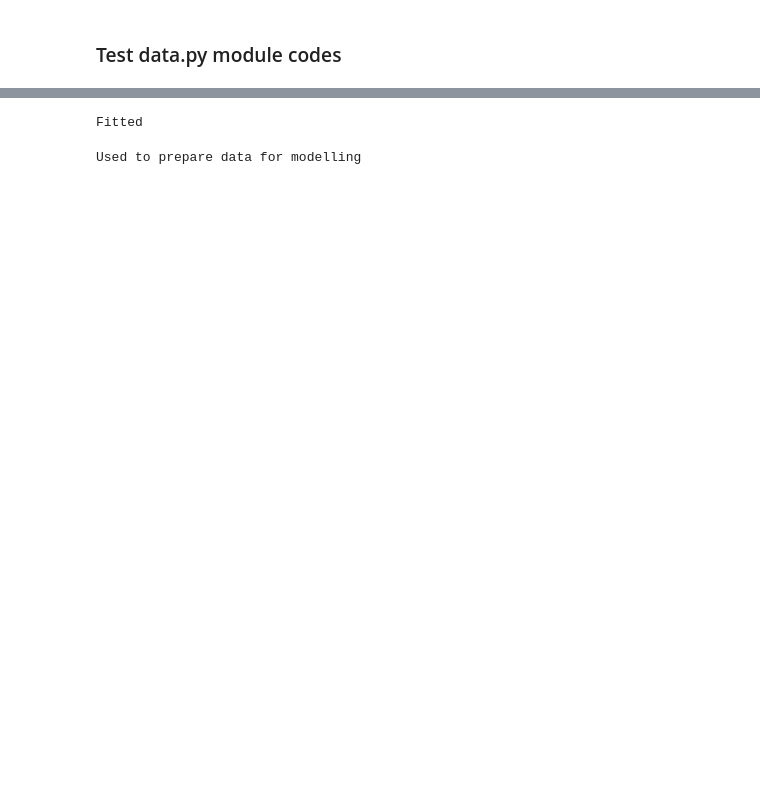
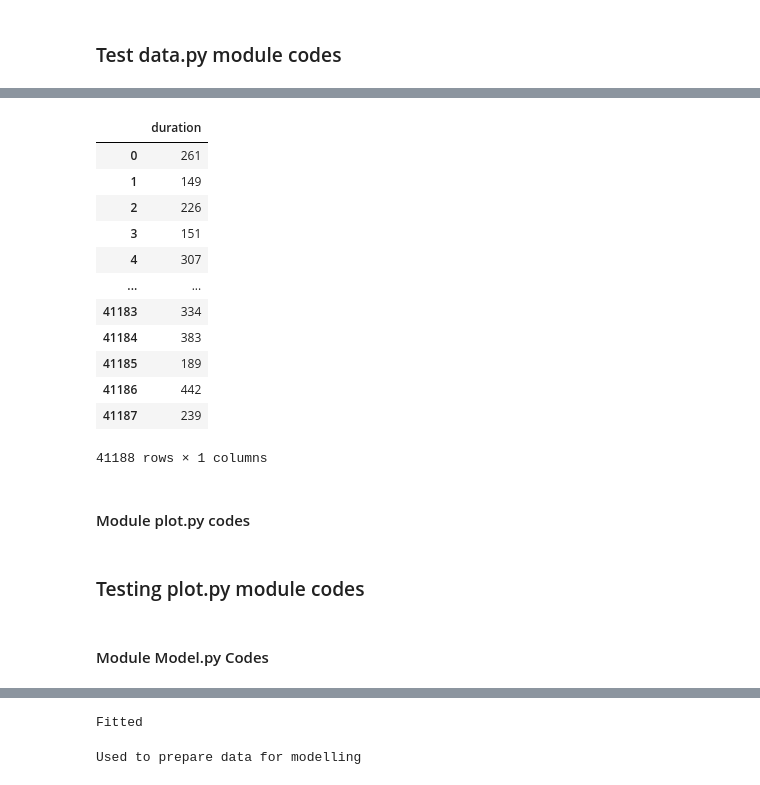
Before and after one commit to Patrick5455/term_deposit_predictive_model, a Jupyter notebook: analysis/interactive/modules_test.ipynb, the cells around one changed output, grey strips where cells are left out. Cells and saved outputs as stored; diff of their text form; code cells hidden in the pictures; blank space fills up the shorter version.

Commit message:
Refactoring and adding module codes

```diff
--- a/analysis/interactive/modules_test.ipynb
+++ b/analysis/interactive/modules_test.ipynb
@@ -372,0 +353,18 @@ class Preprocessor(BaseEstimator, TransformerMixin):
+# %%
+wrangle.split2
+# %% [output]
+|  | duration |
+| 0 | 261 |
+| 1 | 149 |
+| 2 | 226 |
+| 3 | 151 |
+| 4 | 307 |
+| ... | ... |
+| 41183 | 334 |
+| 41184 | 383 |
+| 41185 | 189 |
+| 41186 | 442 |
+| 41187 | 239 |
+41188 rows × 1 columns
+# %% [markdown]
+#### Module plot.py codes
@@ -372,0 +511,4 @@ class Preprocessor(BaseEstimator, TransformerMixin):
+# %% [markdown]
+### Testing plot.py module codes
+# %% [markdown]
+#### Module Model.py Codes
```
Also changed, not shown: parts of 22 cells of this notebook, 5 other files.
